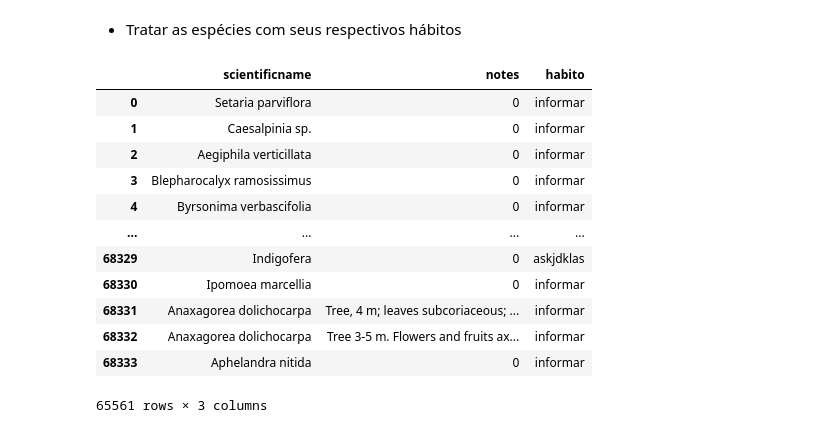
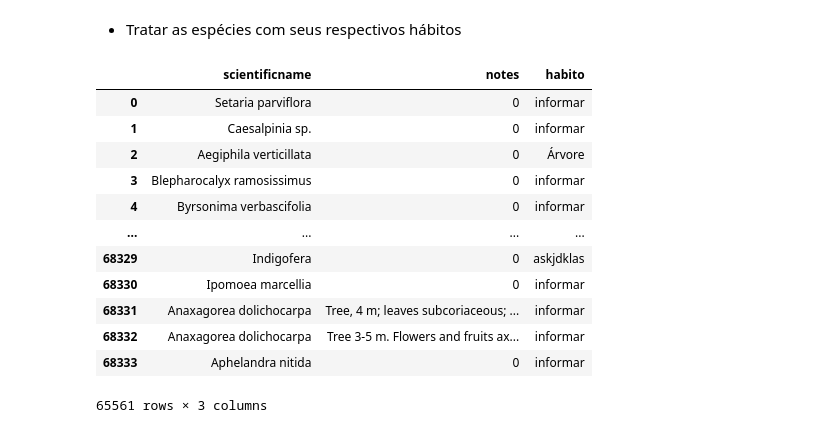
Before and after one commit to Mecoaliza/CEPE, a Jupyter notebook: al.ipynb, the cells around one changed output. Drawn from its saved outputs; the diff is of its cells as text; code cells hidden in the pictures.

Commit message:
Inserindo coluna 'habito'

```diff
--- a/al.ipynb
+++ b/al.ipynb
@@ -419,29 +419,51 @@ df_2
 # %%
 
 # df_2[df_2['scientificname']=='Setaria parviflora'].apply(lambda x: len(x))
 # df_2.loc[
 #     (df_2['scientificname'] == 'Setaria parviflora') |
 #     (df_2['scientificname'] == 'Caesalpinia sp.'),
 #     (df_2['scientificname'] == 'Caesalpinia sp.'),
 #     'habito'
 # ] = 'multi'
 # df_2.loc[df_2['scientificname'].isin('Setaria parviflora'), 'habito'] = 'batata'
 # df_2.loc[df_2['scientificname']=='Caesalpinia sp.', 'habito'] = 'erva'
 
 df_2.loc[
     df_2['scientificname']==(
-        'Caesalpinia sp.' and
+        'Lindernia crustacea' and
         'Setaria parviflora' and
-        'Indigofera'
+        'Taccarum ulei' and
+        'Mimosa candollei' and
+        'Talinum fruticosum' and
+        'Pharus latifolius'
     ), 'habito'
-] = 'askjdklas'
+] = 'Erva'
+
+df_2.loc[df_2['scientificname']==(
+    'Aegiphila verticillata'
+), 'habito'
+] = 'Árvore'
+
+df_2.loc[df_2['scientificname']==(
+    'Blepharocalyx ramosissimus' and
+    'Blepharocalyx salicifolius' and
+    'Byrsonima verbascifolia' and
+    'Chamaecrista nictitans'
+    ), 'habito'
+] = 'Arbusto'
+
+df_2.loc[df_2['scientificname']==(
+    'Merremia dissecta' and
+    'Blepharocalyx salicifolius'
+    ), 'habito'
+] = 'Trepadeira'
 
 df_2
 # %% [output]
 |  | scientificname | notes | habito |
 | 0 | Setaria parviflora | 0 | informar |
 | 1 | Caesalpinia sp. | 0 | informar |
-| 2 | Aegiphila verticillata | 0 | informar |
+| 2 | Aegiphila verticillata | 0 | Árvore |
 | 3 | Blepharocalyx ramosissimus | 0 | informar |
 | 4 | Byrsonima verbascifolia | 0 | informar |
 | ... | ... | ... | ... |
```
